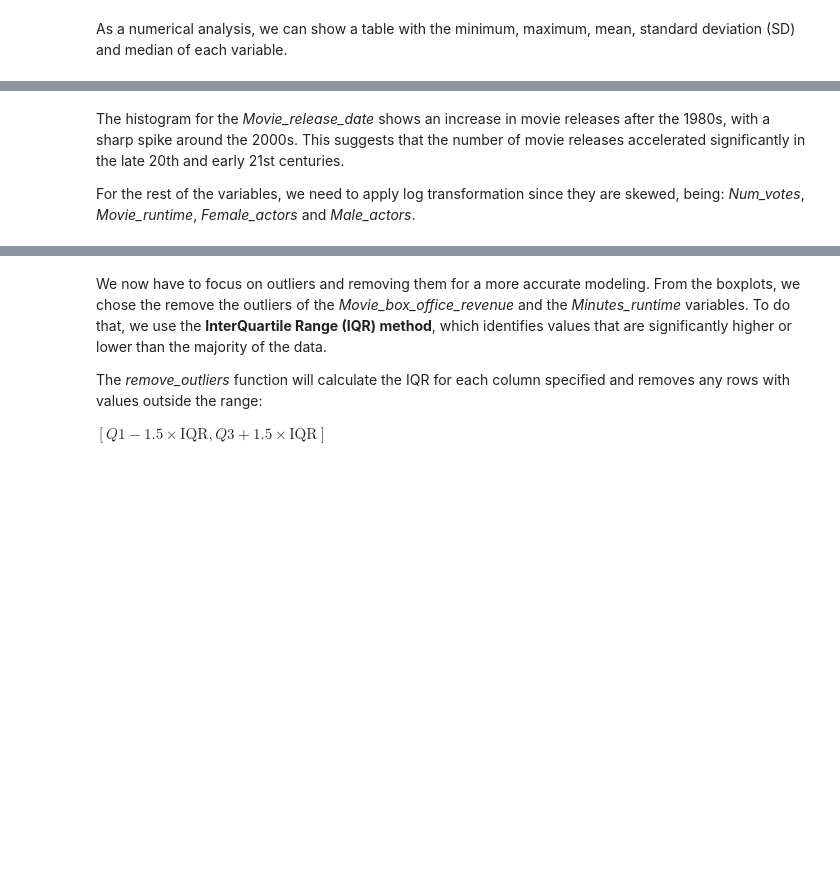
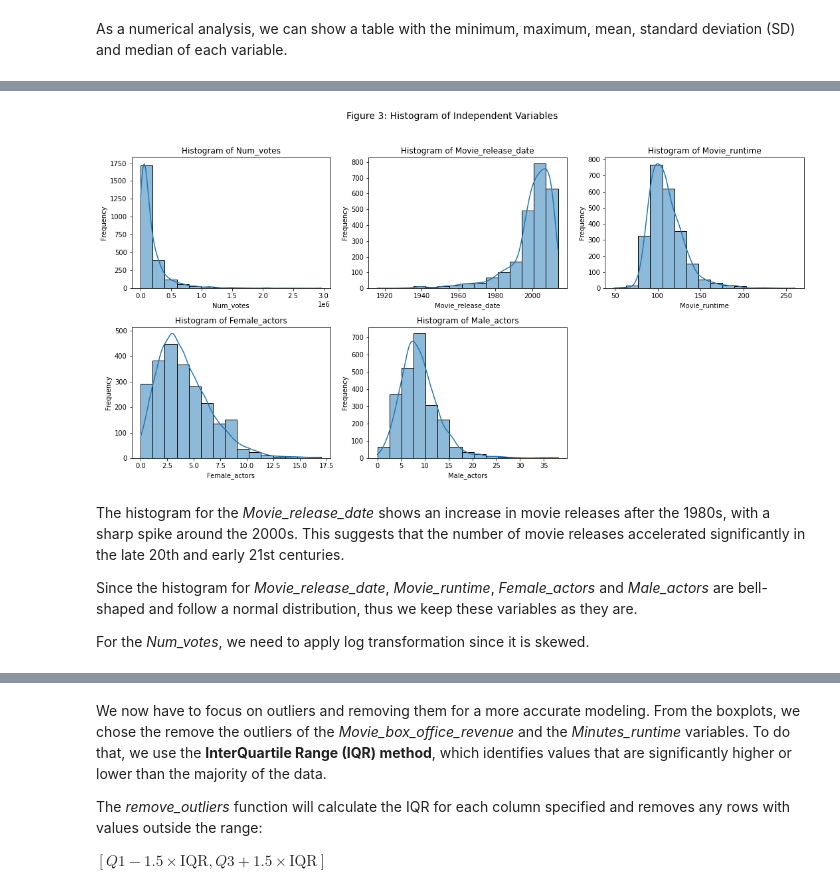
Before and after one commit to epfl-ada/ada-2024-project-kungfupandas24, a Jupyter notebook: results.ipynb, the cells around one changed output, grey strips where cells are left out. Drawn from its saved outputs; the diff is of its cells as text; code cells hidden in the pictures; blank space fills up the shorter version.

```diff
--- a/results.ipynb
+++ b/results.ipynb
@@ -445,15 +613,19 @@ Now we have successfully obtained a normal distribution for the *Final_Movie_rev
 
 Let's now look at our independent variables.
 # %%
-eda.plot_histograms_combined(
+eda.plot_histograms(
     variables=["Num_votes", "Movie_release_date", "Movie_runtime", "Female_actors", "Male_actors"],
-    title="Figure 2: Histogram of Independent Variables",
+    title="Figure 3: Histogram of Independent Variables",
     bins=15,
     layout=(2, 3)
 )
+# %% [output]
+[figure, added]
 # %% [markdown]
 The histogram for the *Movie_release_date* shows an increase in movie releases after the 1980s, with a sharp spike around the 2000s. This suggests that the number of movie releases accelerated significantly in the late 20th and early 21st centuries.
 
-For the rest of the variables, we need to apply log transformation since they are skewed, being: *Num_votes*, *Movie_runtime*, *Female_actors* and *Male_actors*.
+Since the histogram for *Movie_release_date*, *Movie_runtime*, *Female_actors* and *Male_actors* are bell-shaped and follow a normal distribution, thus we keep these variables as they are.
+
+For the *Num_votes*, we need to apply log transformation since it is skewed.
 # %%
 # Apply log transformation to skewed independent variables
```
Also changed, not shown: parts of 66 cells of this notebook, 3 other files.
